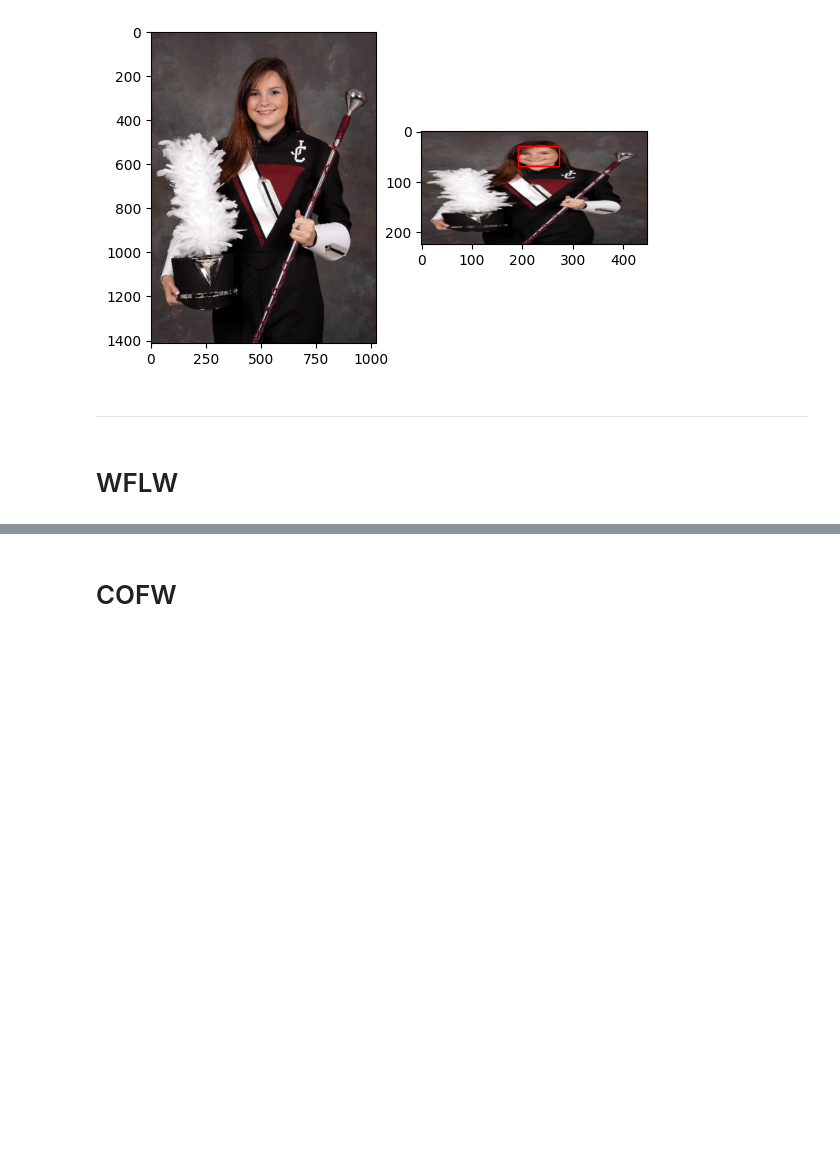
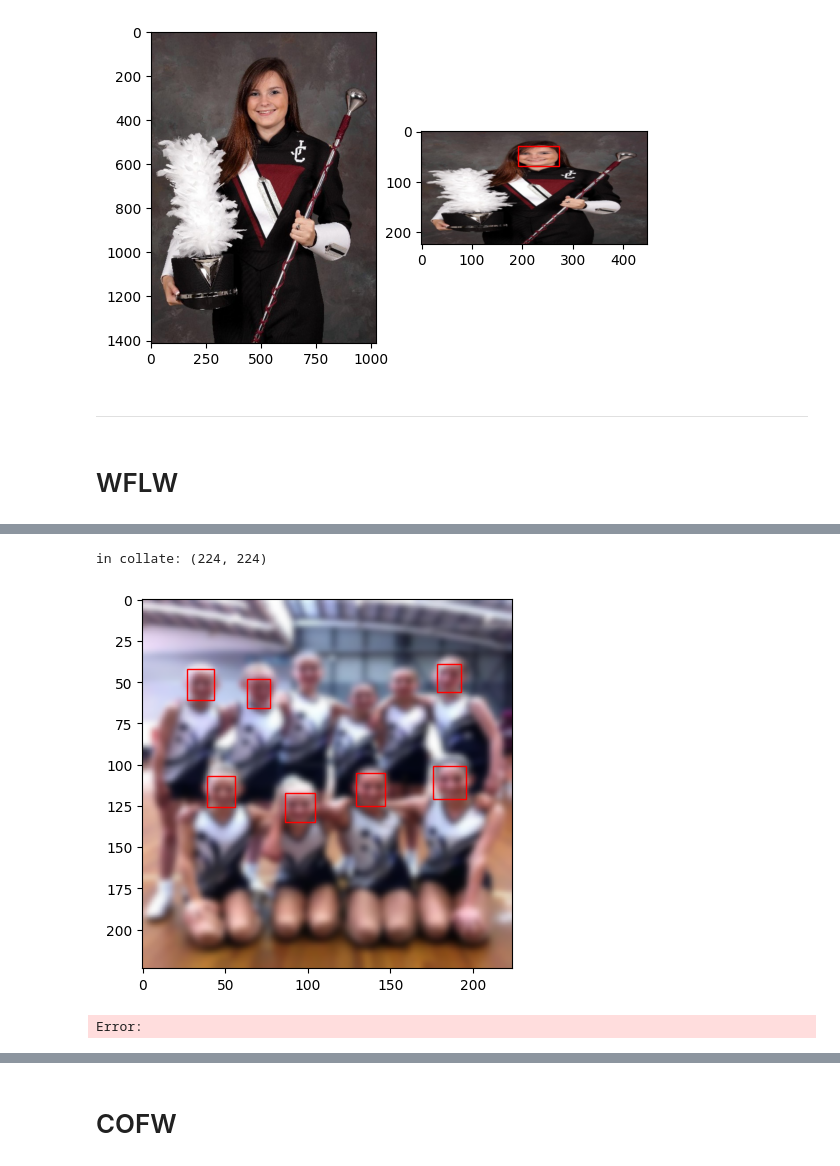
Before and after one commit to freya-aino/motion-capture, a Jupyter notebook: dataloader_test.ipynb, the cells around one changed output, grey strips where cells are left out. Drawn from its saved outputs; the diff is of its cells as text; code cells hidden in the pictures; blank space fills up the shorter version.

```diff
--- a/dataloader_test.ipynb
+++ b/dataloader_test.ipynb
@@ -20,6 +20,7 @@ from torch.nn.functional import one_hot
 # WIDER Face
 # %%
 from motion_capture.data.datasets import WIDERFaceDataset
+from motion_capture.data.preprocessing import ImagePertubators
 
 number_of_faces = 10
 image_shape = (448, 224)
@@ -28,4 +29,6 @@ wider_face_dataset = WIDERFaceDataset(
     max_number_of_faces=number_of_faces,
     train_path="//192.168.2.206/data/datasets/WIDER-Face/train",
     val_path="//192.168.2.206/data/datasets/WIDER-Face/val",
+    image_pertubator=ImagePertubators.BASIC(),
     center_bbox=True)
+len(wider_face_dataset)
@@ -31,0 +37,7 @@ wider_face_dataset = WIDERFaceDataset(
+# %%
+# time the access time of the dataset
+import time
+start = time.time()
+for i in range(32):
+    wider_face_dataset[i]
+print(time.time() - start)
@@ -70,10 +100,14 @@ number of faces 1
 # WFLW
 # %%
 from motion_capture.data.datasets import WFLWDataset
+from motion_capture.data.preprocessing import ImagePertubators
 
 wflw_dataset = WFLWDataset(
-    output_full_image_shape_WH=(448, 224),
-    output_face_image_shape_WH=(224, 112),
+    output_full_image_shape_WH=(224, 224),
+    output_face_image_shape_WH=(112, 112),
     image_path="//192.168.2.206/data/datasets/WFLW/images",
-    annotation_path="//192.168.2.206/data/datasets/WFLW/annotations")
+    annotation_path="//192.168.2.206/data/datasets/WFLW/annotations",
+    max_number_of_faces=10,
+    image_pertubator=ImagePertubators.BASIC())
+len(wflw_dataset)
 # %% [output]
@@ -81 +115,24 @@ WARNING: WFLW dataset currently returns one image / face pair even when there ar
+# %%
+# test collate function
+collate_test = wflw_dataset.collate_fn_bbox([wflw_dataset[3]])
+
+test_image = (collate_test[0].squeeze() * 255).to(T.uint8).permute(1, 2, 0).numpy()
+test_bboxes = collate_test[1].squeeze() # * T.tensor([wflw_dataset.output_full_image_shape] * 2).flatten()
+
+plt.imshow(test_image)
+
+for bbox in test_bboxes:
+    x, y = bbox[:2] * 224
+    w, h = bbox[2:] * 224
+    plt.gca().add_patch(
+        patches.Rectangle(
+            (x-w, y-h),
+            w*2, h*2,
+            linewidth=1,
+            edgecolor="red",
+            facecolor="none"))
+# %% [output]
+in collate: (224, 224)
+[figure, added]
+Error:
 # %%
```
Also changed, not shown: parts of 7 cells of this notebook, 9 other files.
